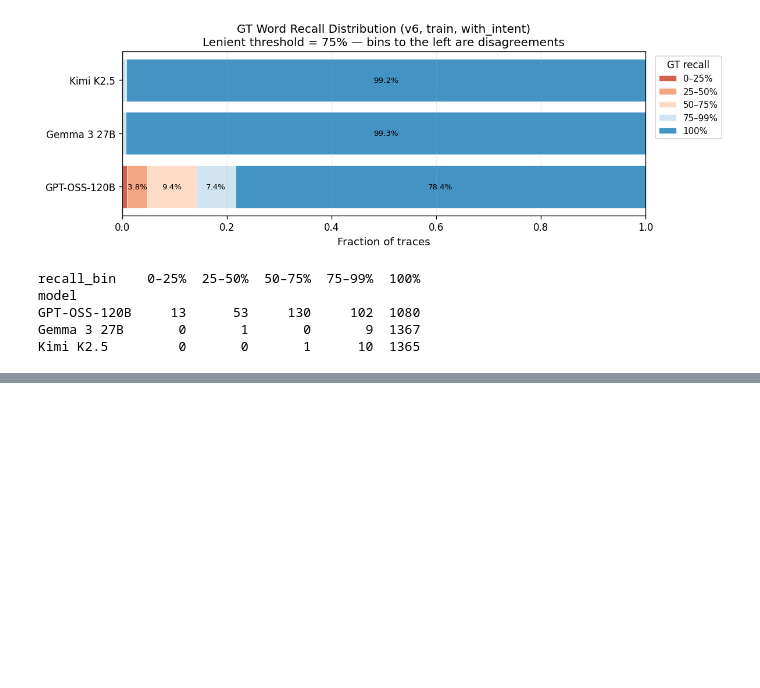
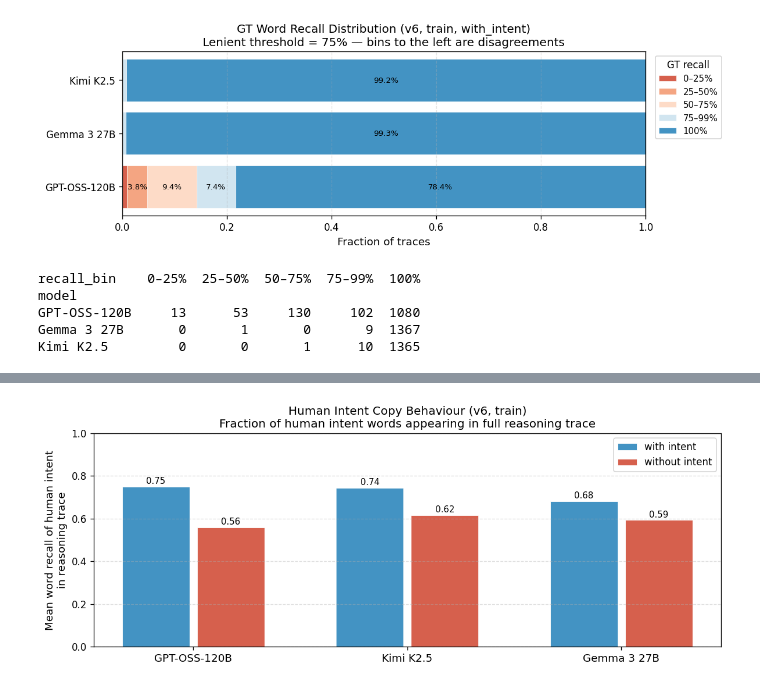
Before and after one commit to Jazhyc/aims-safety-classification, a Jupyter notebook: notebooks/distillation/teacher_disagreement.ipynb, the cells around one changed output, grey strips where cells are left out. Saved outputs shown, nothing was run; the diff lists cells and outputs as text; code cells hidden in the pictures; blank space fills up the shorter version.

```diff
--- a/notebooks/distillation/teacher_disagreement.ipynb
+++ b/notebooks/distillation/teacher_disagreement.ipynb
@@ -431,0 +375,77 @@ The user explicitly requests a multi‑perspective historical analysis that cent
+# %%
+# ── Human intent recall in the full reasoning trace ───────────────────────────
+# For each record (both conditions), compute what fraction of human intent words
+# appear anywhere in the reasoning trace text.
+
+copy_rows = []
+for slug, label in TRACE_MODELS.items():
+    for split in [SPLIT]:
+        records = load_split(TRACE_DIR / slug, split)
+        for d in records:
+            cond = d.get("condition")
+            if cond not in ("with_intent", "without_intent"):
+                continue
+            gt_intent = d["ground_truth"].get("intent", "")
+            reasoning = d.get("reasoning", "")
+            copy_rows.append({
+                "model":       label,
+                "condition":   cond,
+                "wildguard_id": d["wildguard_id"],
+                "gt_intent":   gt_intent,
+                "recall_in_reasoning": gt_recall(gt_intent, reasoning),
+            })
+
+df_copy = pd.DataFrame(copy_rows)
+
+# ── Summary stats ─────────────────────────────────────────────────────────────
+summary_copy = (
+    df_copy.groupby(["model", "condition"])["recall_in_reasoning"]
+    .agg(["mean", "median", "std"])
+    .round(3)
+)
+print(summary_copy.to_string())
+
+# ── Box/violin plot: with_intent vs without_intent per teacher ────────────────
+conditions = ["with_intent", "without_intent"]
+cond_colors = {"with_intent": "#4393c3", "without_intent": "#d6604d"}
+model_order = list(TRACE_MODELS.values())
+
+fig, ax = plt.subplots(figsize=(10, 4))
+
+n_models = len(model_order)
+n_conds  = len(conditions)
+width    = 0.35
+x        = np.arange(n_models)
+
+for ci, cond in enumerate(conditions):
+    offset = (ci - 0.5) * width
+    means = [
+        df_copy[(df_copy["model"] == m) & (df_copy["condition"] == cond)]["recall_in_reasoning"].mean()
+        for m in model_order
+    ]
+    bars = ax.bar(
+        x + offset, means, width * 0.9,
+        label=cond.replace("_", " "),
+        color=cond_colors[cond], edgecolor="white", linewidth=0.5,
+    )
+    for bar, v in zip(bars, means):
+        ax.text(
+            bar.get_x() + bar.get_width() / 2, bar.get_height() + 0.005,
+            f"{v:.2f}", ha="center", va="bottom", fontsize=9,
+        )
+
+ax.set_xticks(x)
+ax.set_xticklabels(model_order, fontsize=11)
+ax.set_ylabel("Mean word recall of human intent\nin reasoning trace", fontsize=11)
+ax.set_title(
+    f"Human Intent Copy Behaviour ({VERSION}, {SPLIT})\n"
+    "Fraction of human intent words appearing in full reasoning trace",
+    fontsize=12,
+)
+ax.set_ylim(0, 1.0)
+ax.legend(fontsize=10)
+ax.grid(axis="y", linestyle="--", alpha=0.4)
+plt.tight_layout()
+fig.savefig(FIGS_DIR / f"intent_copy_behaviour_{VERSION}.pdf", bbox_inches="tight")
+plt.show()
+# %% [output]
@@ -431,0 +460 @@ The user explicitly requests a multi‑perspective historical analysis that cent
+[figure, added]
```
Also changed, not shown: parts of 4 cells of this notebook, 11 other files.
